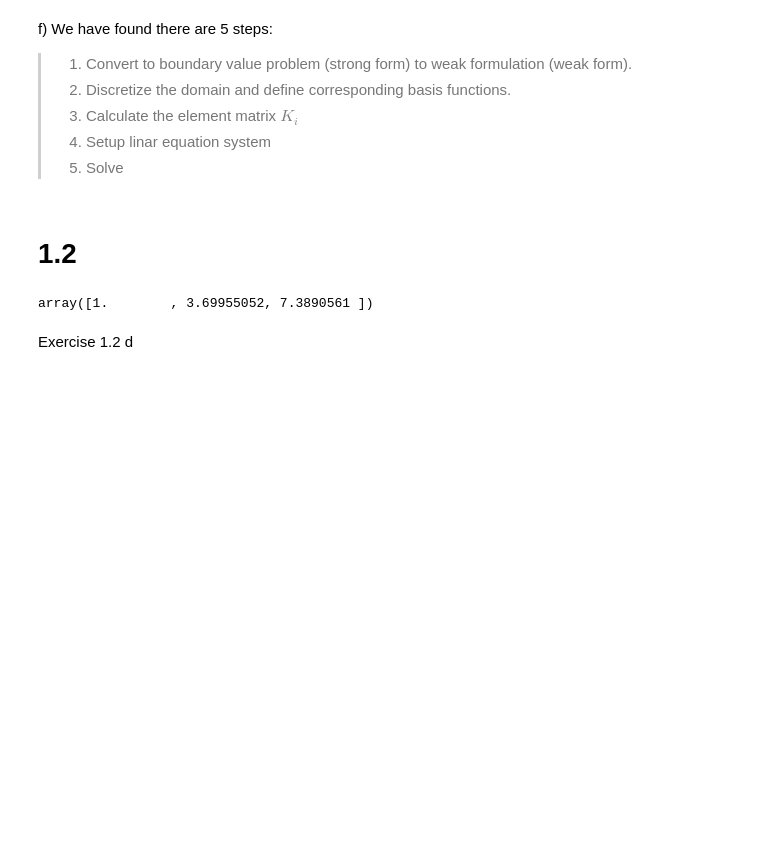
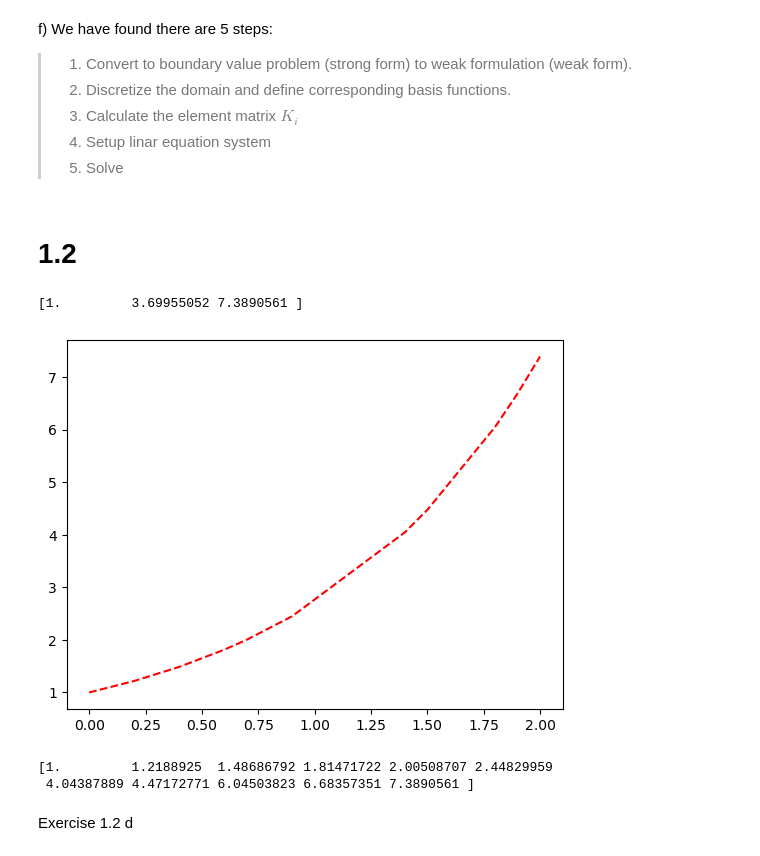
Before and after one commit to MarcusKNielsen/FEM, a Jupyter notebook: Assignment1.ipynb, the cells around one changed output. Saved outputs shown, nothing was run; the diff lists cells and outputs as text; code cells hidden in the pictures; blank space fills up the shorter version.

```diff
--- a/Assignment1.ipynb
+++ b/Assignment1.ipynb
@@ -196,3 +194,21 @@ def BVP1D(L, c, d, x, plot=True):
+# %%
+from scipy import sparse
+import numpy as np
+
+def BVP1D(L, c, d, x, plot=True):
+
+    if type(x) == int:
+        x = np.linspace(0, L, x)
+
+    A,b = GlobalAssembly(x)
+
+    u = sparse.linalg.spsolve(A, b)
+
+    if plot:
+        plt.plot(x, u, 'r--',label="FEM solution")
+        plt.show()
+
+    return u
 # %%
 #validate with exercise 1.1
 L=2
@@ -200,9 +216,23 @@ c=1
 d=np.exp(2)
 x = [0, 2*L/3, L]
 
-BVP1D(L, c, d, x, False)
+u = BVP1D(L, c, d, x, False)
+print(u)
 # %% [output]
-array([1.        , 3.69955052, 7.3890561 ])
+[1.         3.69955052 7.3890561 ]
+# %%
+x = [0.0, 0.2, 0.4, 0.6, 0.7, 0.9, 1.4, 1.5, 1.8, 1.9, 2.0]
+
+L=2
+c=1
+d=np.exp(2)
+
+u = BVP1D(L, c, d, x)
+print(u)
+# %% [output]
+[figure, added]
+[1.         1.2188925  1.48686792 1.81471722 2.00508707 2.44829959
+ 4.04387889 4.47172771 6.04503823 6.68357351 7.3890561 ]
 # %% [markdown]
 Exercise 1.2 d
 # %%
```
Also changed, not shown: parts of 5 cells of this notebook.
